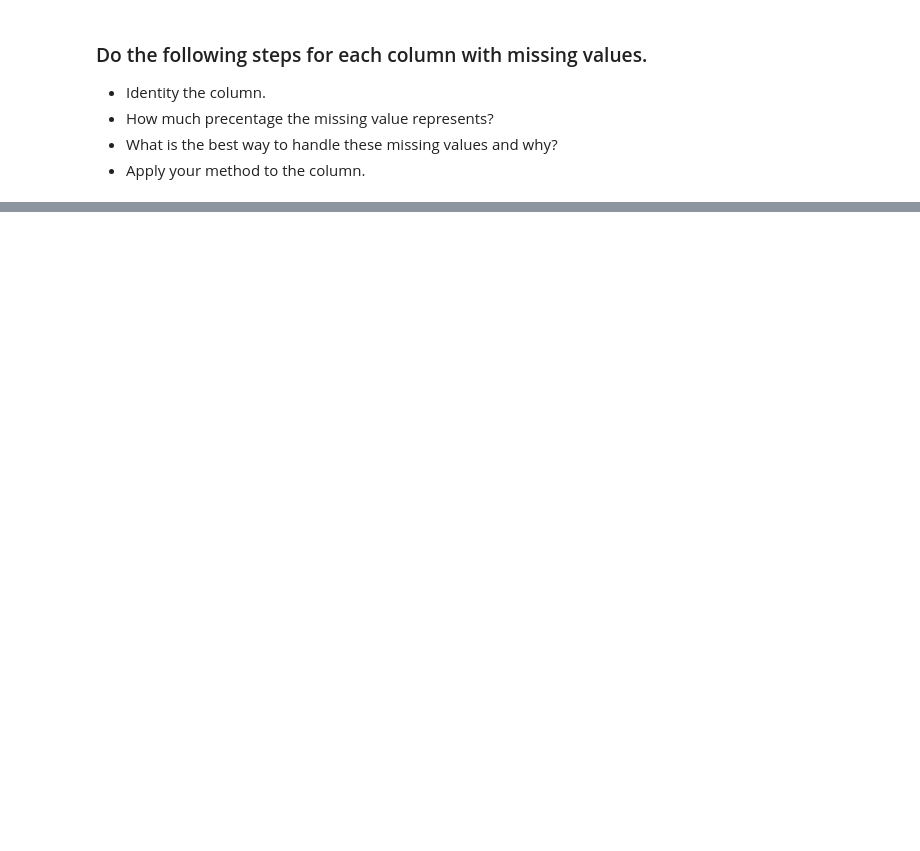
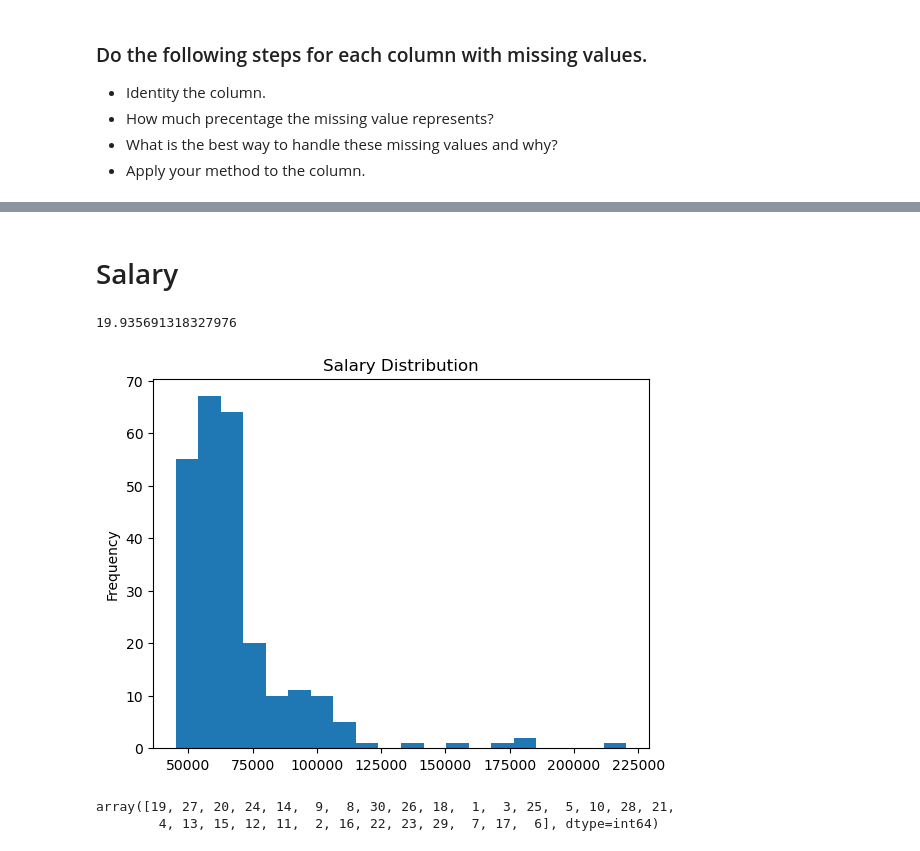
Before and after one commit to Tuwaiq-Data-Science-Bootcamp-V4/Missing-Data-Lab, a Jupyter notebook: Missing_Data_Assignment.ipynb, the cells around one changed output, grey strips where cells are left out. Drawn from its saved outputs; the diff is of its cells as text; code cells hidden in the pictures; blank space fills up the shorter version.

```diff
--- a/Missing_Data_Assignment.ipynb
+++ b/Missing_Data_Assignment.ipynb
@@ -38,0 +137,2 @@ dtype: int64
+# %%
+df['Employee_Name'].fillna(df['EmpID'],inplace=True) #another way is to fill it with unknown
@@ -38,0 +141,4 @@ dtype: int64
+# %%
+df['Sex'].fillna('unknown',inplace=True)
+# %%
+df['DOB'].fillna('unknown',inplace=True)
@@ -38,0 +152,2 @@ dtype: int64
+# %%
+df['Absences'].fillna(df['Absences'].mode()[0].round(2),inplace=True) # #The approach mode seems reasonable
@@ -38,0 +174,16 @@ dtype: int64
+# %% [markdown]
+# Salary
+# %%
+df['Salary'].isnull().sum() * 100 / len(df['Salary'])
+# %% [output]
+19.935691318327976
+# %%
+df.Salary.plot(kind="hist", bins=20, title="Salary Distribution");
+# %% [output]
+[figure, added]
+# %%
+positions=df['PositionID'].unique()
+positions
+# %% [output]
+array([19, 27, 20, 24, 14,  9,  8, 30, 26, 18,  1,  3, 25,  5, 10, 28, 21,
+        4, 13, 15, 12, 11,  2, 16, 22, 23, 29,  7, 17,  6], dtype=int64)
```
Also changed, not shown: parts of 29 cells of this notebook.
